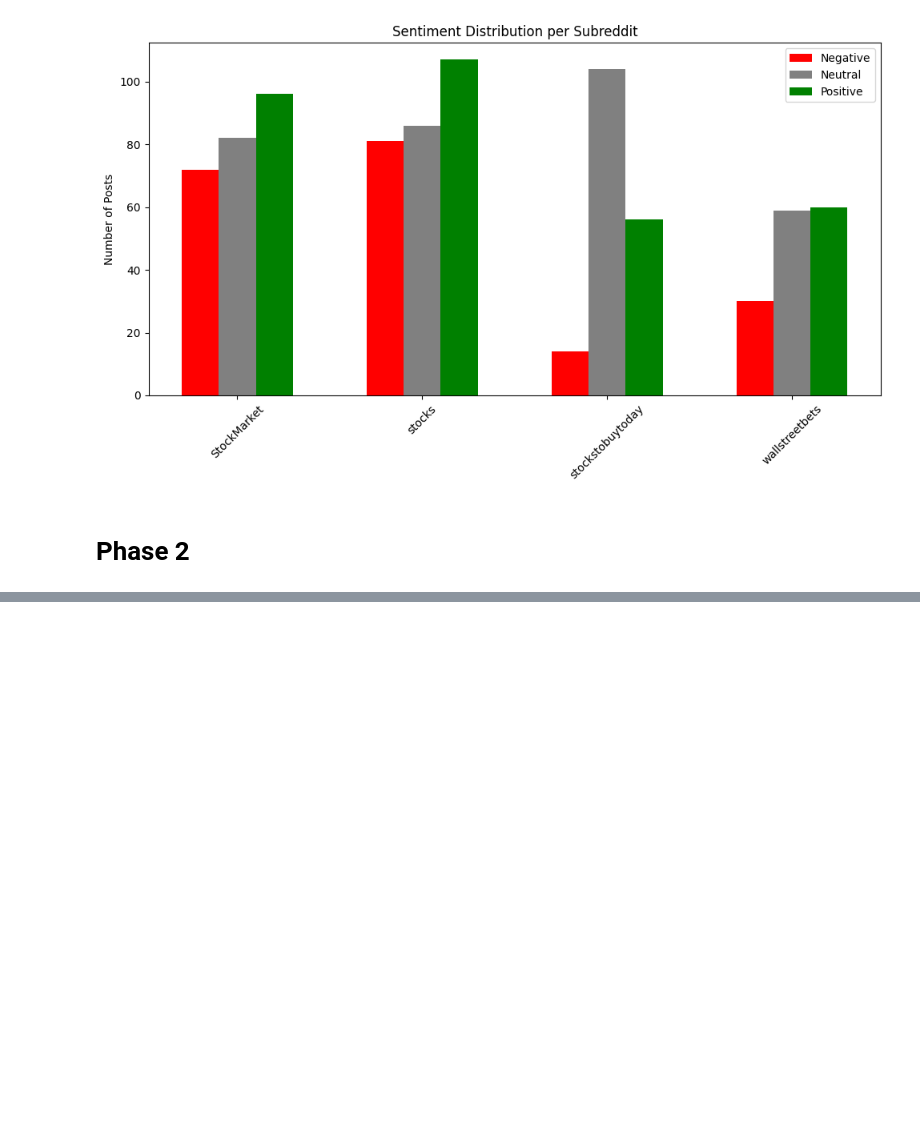
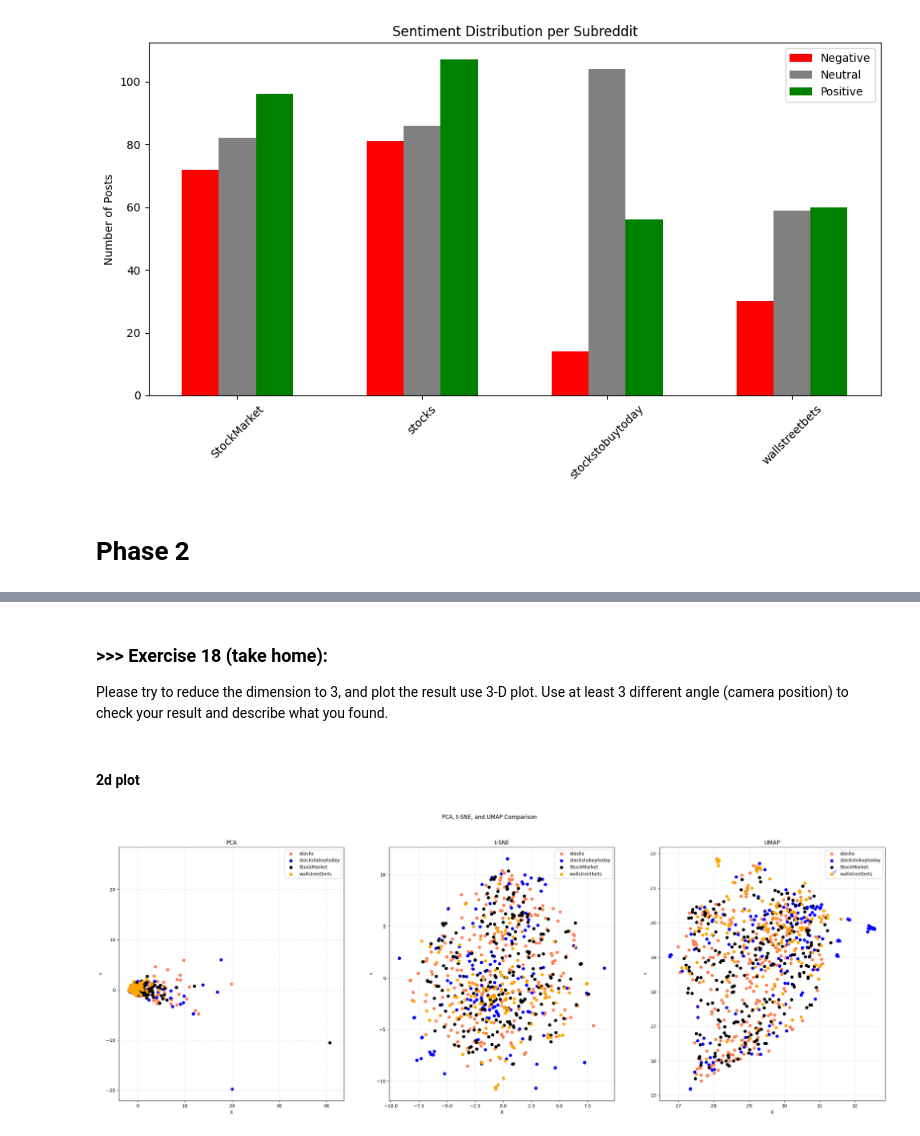
Before and after one commit to Nattapat140/DM2025-Lab1-Exercise, a Jupyter notebook: DM2025-Lab1-Homework.ipynb, the cells around one changed output, grey strips where cells are left out. Cells and saved outputs as stored; diff of their text form; code cells hidden in the pictures; blank space fills up the shorter version.

```diff
--- a/DM2025-Lab1-Homework.ipynb
+++ b/DM2025-Lab1-Homework.ipynb
@@ -497,0 +850,41 @@ plt.show()
+# %% [markdown]
+### >>> Exercise 18 (take home):
+Please try to reduce the dimension to 3, and plot the result use 3-D plot. Use at least 3 different angle (camera position) to check your result and describe what you found.
+# %% [markdown]
+#### 2d plot
+# %%
+# 2d plot
+from sklearn.decomposition import PCA
+from sklearn.manifold import TSNE
+import umap
+import matplotlib.pyplot as plt
+X_pca_aug = PCA(n_components=2).fit_transform(augmented_df.values)
+X_tsne_aug = TSNE(n_components=2).fit_transform(augmented_df.values)
+X_umap_aug = umap.UMAP(n_components=2).fit_transform(augmented_df.values)
+col = ['coral', 'blue', 'black', 'orange']
+categories = X['subreddit'].unique()
+
+fig, axes = plt.subplots(1, 3, figsize=(30, 10))
+fig.suptitle('PCA, t-SNE, and UMAP Comparison')
+
+# Define a function to create a scatter plot for each method
+def plot_scatter(ax, X_reduced, title):
+    for c, category in zip(col, categories):
+        xs = X_reduced[X['subreddit'] == category].T[0]
+        ys = X_reduced[X['subreddit'] == category].T[1]
+        ax.scatter(xs, ys, c=c, marker='o', label=category)
+
+    ax.grid(color='gray', linestyle=':', linewidth=2, alpha=0.2)
+    ax.set_title(title)
+    ax.set_xlabel('X')
+    ax.set_ylabel('Y')
+    ax.legend(loc='upper right')
+
+# Create scatter plots for PCA, t-SNE, and UMAP
+plot_scatter(axes[0], X_pca_aug, 'PCA')
+plot_scatter(axes[1], X_tsne_aug, 't-SNE')
+plot_scatter(axes[2], X_umap_aug, 'UMAP')
+
+plt.show()
+# %% [output]
+[figure, added]
```
Also changed, not shown: parts of 38 cells of this notebook, 2 other files.
